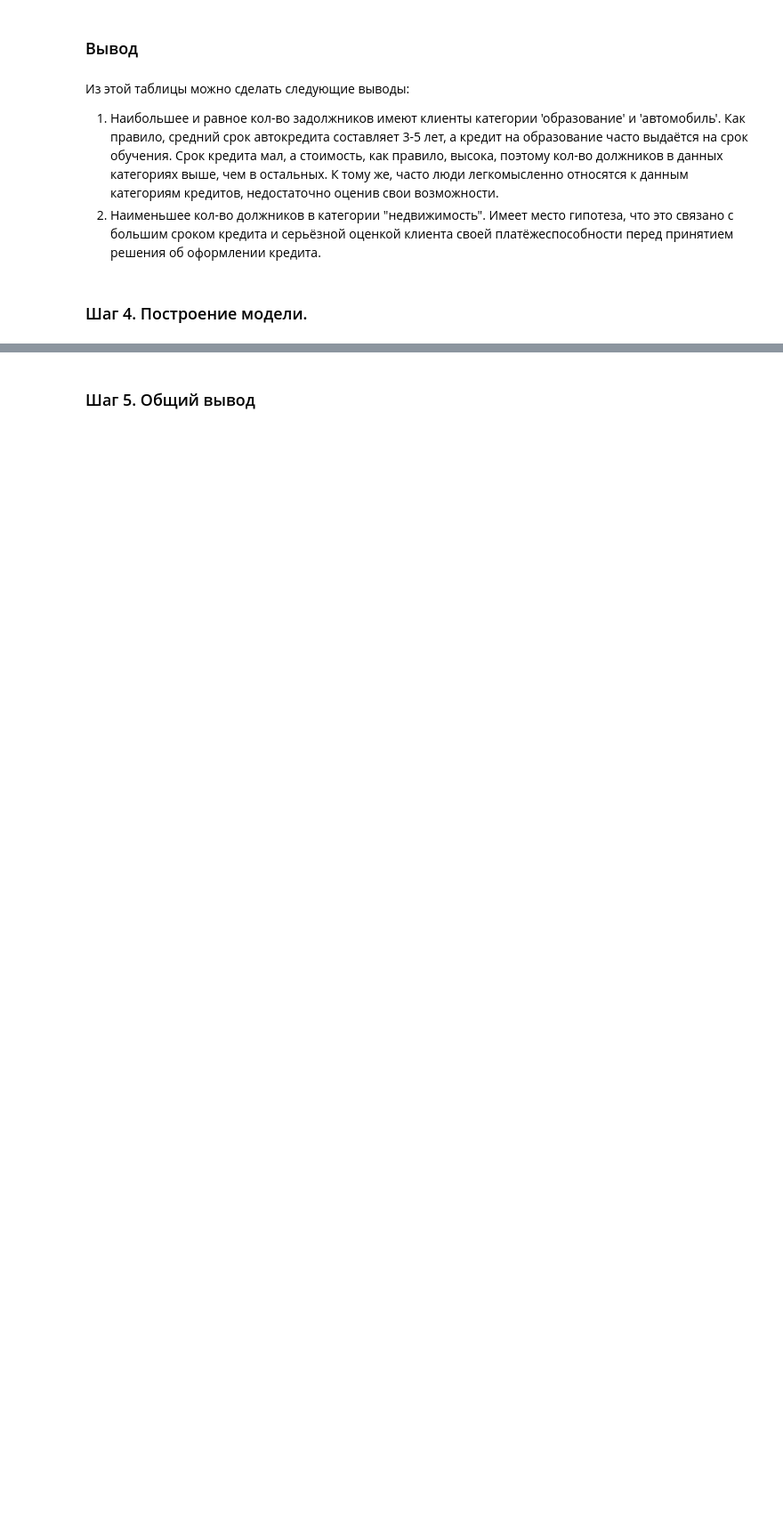
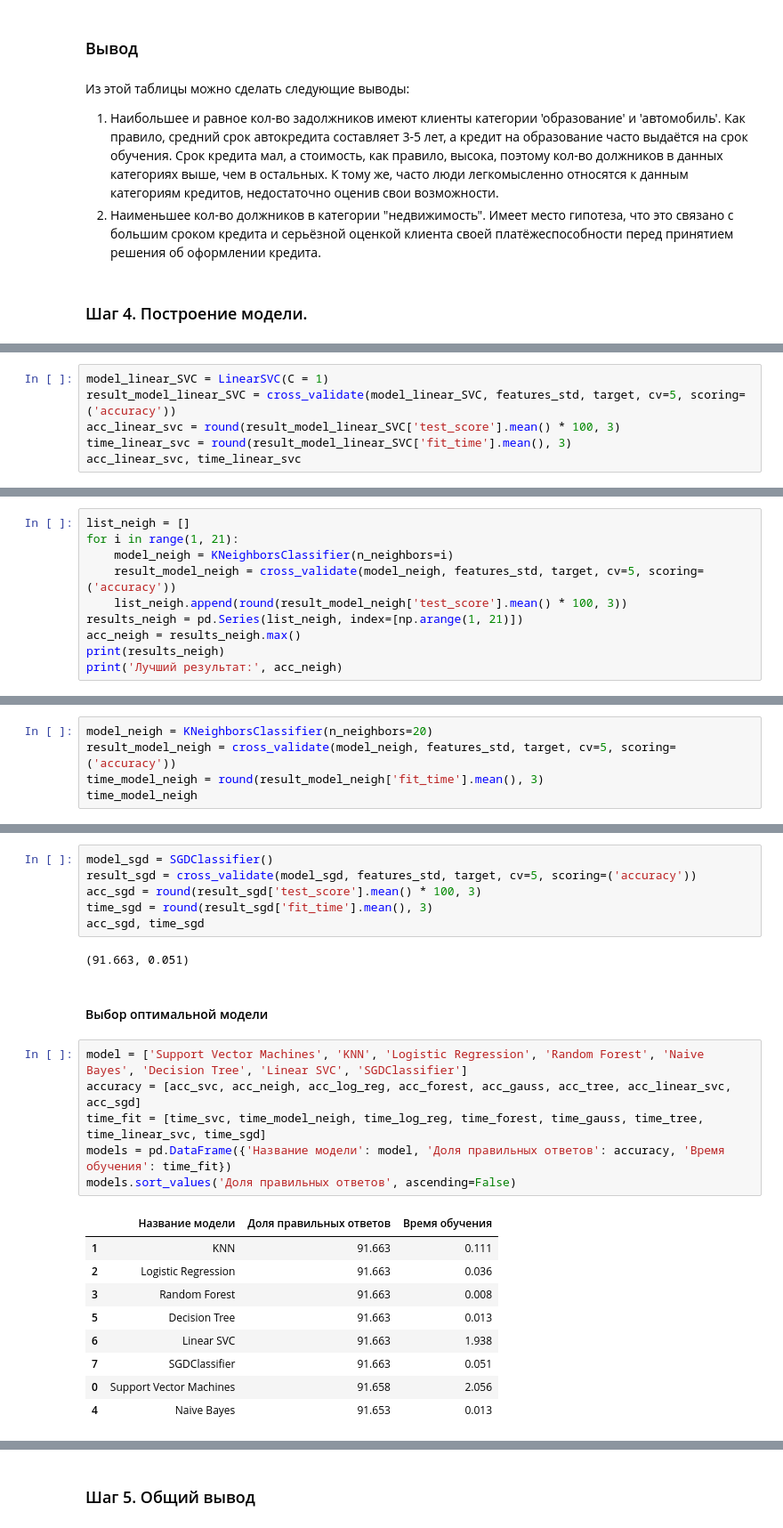
Before and after one commit to Andrew99630/bank_research, a Jupyter notebook: bank_research.ipynb, the cells around one changed output, grey strips where cells are left out. Shown at 89% size. Drawn from its saved outputs; the diff is of its cells as text; blank space fills up the shorter version.

```diff
--- a/bank_research.ipynb
+++ b/bank_research.ipynb
@@ -826,0 +1001,6 @@ px.bar(group_purpose.reset_index(), x='category_purpose', y='mean', title='За
+# %%
+model_linear_SVC = LinearSVC(C = 1)
+result_model_linear_SVC = cross_validate(model_linear_SVC, features_std, target, cv=5, scoring=('accuracy'))
+acc_linear_svc = round(result_model_linear_SVC['test_score'].mean() * 100, 3)
+time_linear_svc = round(result_model_linear_SVC['fit_time'].mean(), 3)
+acc_linear_svc, time_linear_svc
@@ -826,0 +1011,10 @@ px.bar(group_purpose.reset_index(), x='category_purpose', y='mean', title='За
+# %%
+list_neigh = []
+for i in range(1, 21):
+    model_neigh = KNeighborsClassifier(n_neighbors=i)
+    result_model_neigh = cross_validate(model_neigh, features_std, target, cv=5, scoring=('accuracy'))
+    list_neigh.append(round(result_model_neigh['test_score'].mean() * 100, 3))
+results_neigh = pd.Series(list_neigh, index=[np.arange(1, 21)])
+acc_neigh = results_neigh.max()
+print(results_neigh)
+print('Лучший результат:', acc_neigh)
@@ -826,0 +1039,5 @@ px.bar(group_purpose.reset_index(), x='category_purpose', y='mean', title='За
+# %%
+model_neigh = KNeighborsClassifier(n_neighbors=20)
+result_model_neigh = cross_validate(model_neigh, features_std, target, cv=5, scoring=('accuracy'))
+time_model_neigh = round(result_model_neigh['fit_time'].mean(), 3)
+time_model_neigh
@@ -826,0 +1048,26 @@ px.bar(group_purpose.reset_index(), x='category_purpose', y='mean', title='За
+# %%
+model_sgd = SGDClassifier()
+result_sgd = cross_validate(model_sgd, features_std, target, cv=5, scoring=('accuracy'))
+acc_sgd = round(result_sgd['test_score'].mean() * 100, 3)
+time_sgd = round(result_sgd['fit_time'].mean(), 3)
+acc_sgd, time_sgd
+# %% [output]
+(91.663, 0.051)
+# %% [markdown]
+#### Выбор оптимальной модели
+# %%
+model = ['Support Vector Machines', 'KNN', 'Logistic Regression', 'Random Forest', 'Naive Bayes', 'Decision Tree', 'Linear SVC', 'SGDClassifier']
+accuracy = [acc_svc, acc_neigh, acc_log_reg, acc_forest, acc_gauss, acc_tree, acc_linear_svc, acc_sgd]
+time_fit = [time_svc, time_model_neigh, time_log_reg, time_forest, time_gauss, time_tree, time_linear_svc, time_sgd]
+models = pd.DataFrame({'Название модели': model, 'Доля правильных ответов': accuracy, 'Время обучения': time_fit})
+models.sort_values('Доля правильных ответов', ascending=False)
+# %% [output]
+|  | Название модели | Доля правильных ответов | Время обучения |
+| 1 | KNN | 91.663 | 0.111 |
+| 2 | Logistic Regression | 91.663 | 0.036 |
+| 3 | Random Forest | 91.663 | 0.008 |
+| 5 | Decision Tree | 91.663 | 0.013 |
+| 6 | Linear SVC | 91.663 | 1.938 |
+| 7 | SGDClassifier | 91.663 | 0.051 |
+| 0 | Support Vector Machines | 91.658 | 2.056 |
+| 4 | Naive Bayes | 91.653 | 0.013 |
```
Also changed, not shown: parts of 34 cells of this notebook.
